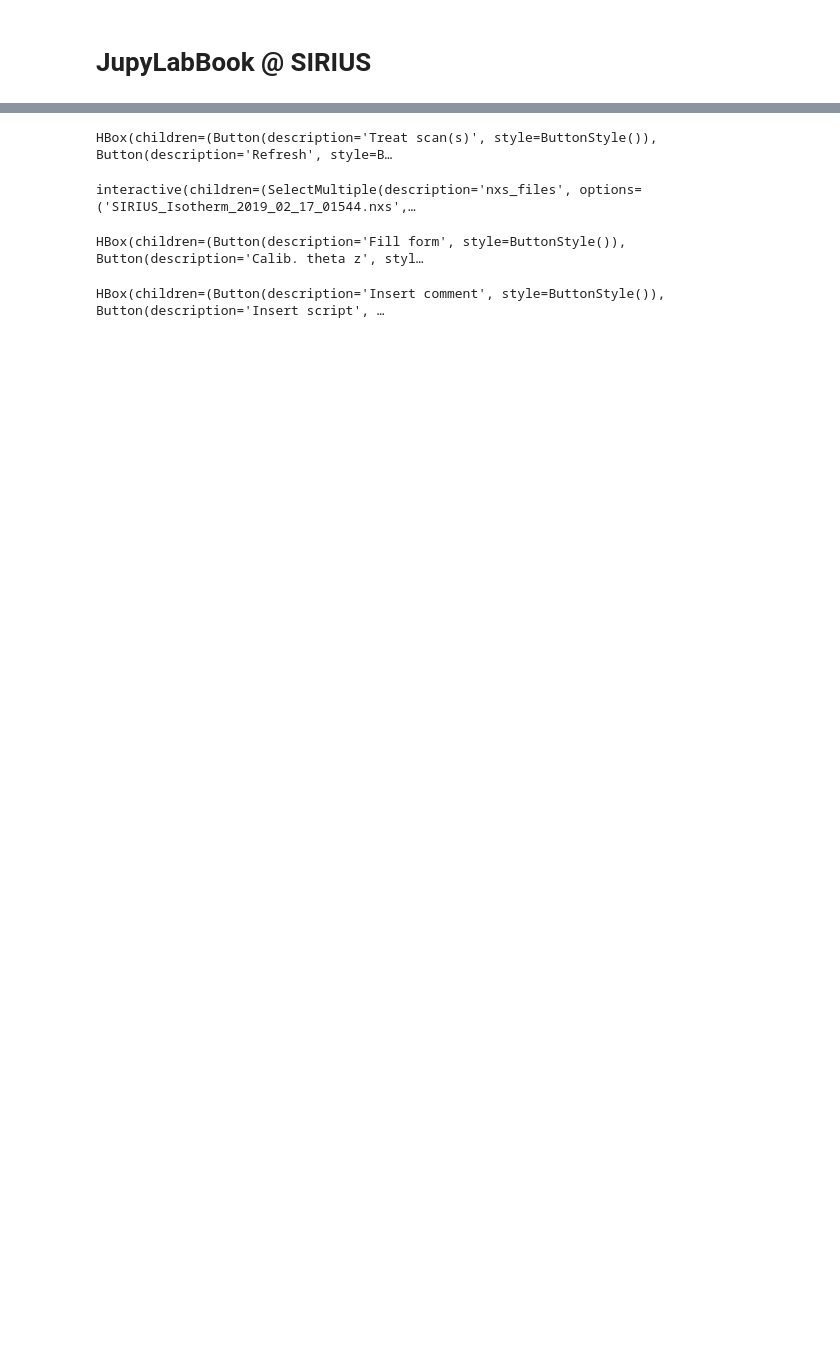
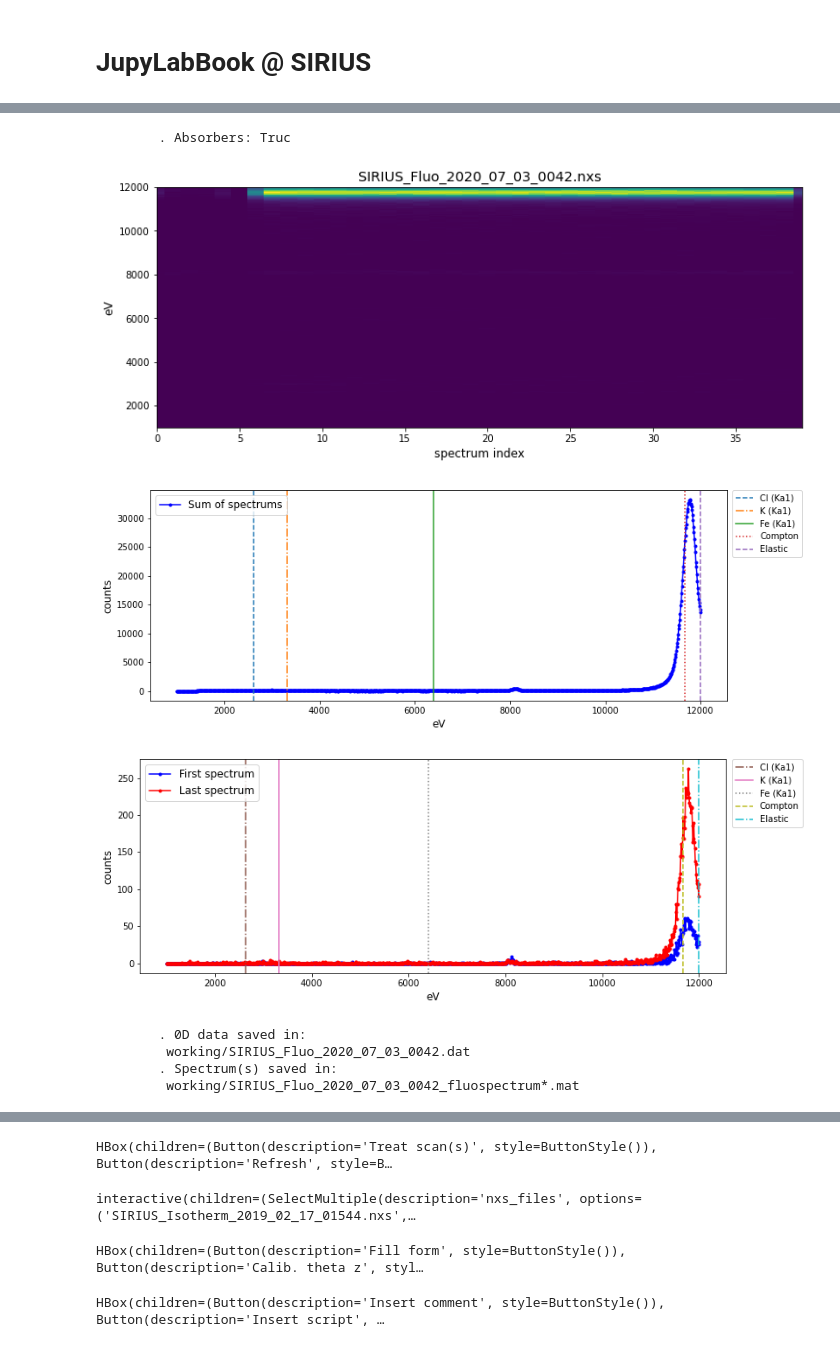
Before and after one commit to ArnaudHemmerle/JupyLabBook, a Jupyter notebook: JupyLabBook.ipynb, the cells around one changed output, grey strips where cells are left out. Cells and saved outputs as stored; diff of their text form; code cells hidden in the pictures; blank space fills up the shorter version.

```diff
--- a/JupyLabBook.ipynb
+++ b/JupyLabBook.ipynb
@@ -128,0 +77,20 @@ Sensors1D.GaussianRepartitionFit(nxs_filename='SIRIUS_2020_03_11_0744.nxs', reco
+# %%
+channels, eVs, spectrums, first_non_zero_spectrum, last_non_zero_spectrum = XRF.Extract(nxs_filename='SIRIUS_Fluo_2020_07_03_0042.nxs', recording_dir=expt.recording_dir,\
+            logz=True,list_elems=[4],first_channel=100,last_channel=1200,\
+            gain=10.0,eV0=0.0,\
+            fast=True, show_data_stamps=False, verbose=False)
+
+XRF.Plot(channels, eVs, spectrums, first_non_zero_spectrum, last_non_zero_spectrum,
+         use_eV=True, arr_peaks=[('Elastic', '12000.'), ('Compton', '11670.'), ('Cl (Ka1)', '2622.'), ('Fe (Ka1)', '6400.'), ('K (Ka1)', '3314.')], absorbers = 'Truc', logz=False,
+         nxs_filename='SIRIUS_Fluo_2020_07_03_0042.nxs', plot_spectrogram=True, plot_sum=True, plot_first_last=True)
+
+XRF.Save(nxs_filename='SIRIUS_Fluo_2020_07_03_0042.nxs', recording_dir=expt.recording_dir, fast=True, working_dir=expt.working_dir, verbose=True)
+# %% [output]
+        . Absorbers: Truc
+[figure, added]
+[figure, added]
+[figure, added]
+        . 0D data saved in:
+         working/SIRIUS_Fluo_2020_07_03_0042.dat
+        . Spectrum(s) saved in:
+         working/SIRIUS_Fluo_2020_07_03_0042_fluospectrum*.mat
```
Also changed, not shown: parts of 29 cells of this notebook, 3 other files.
